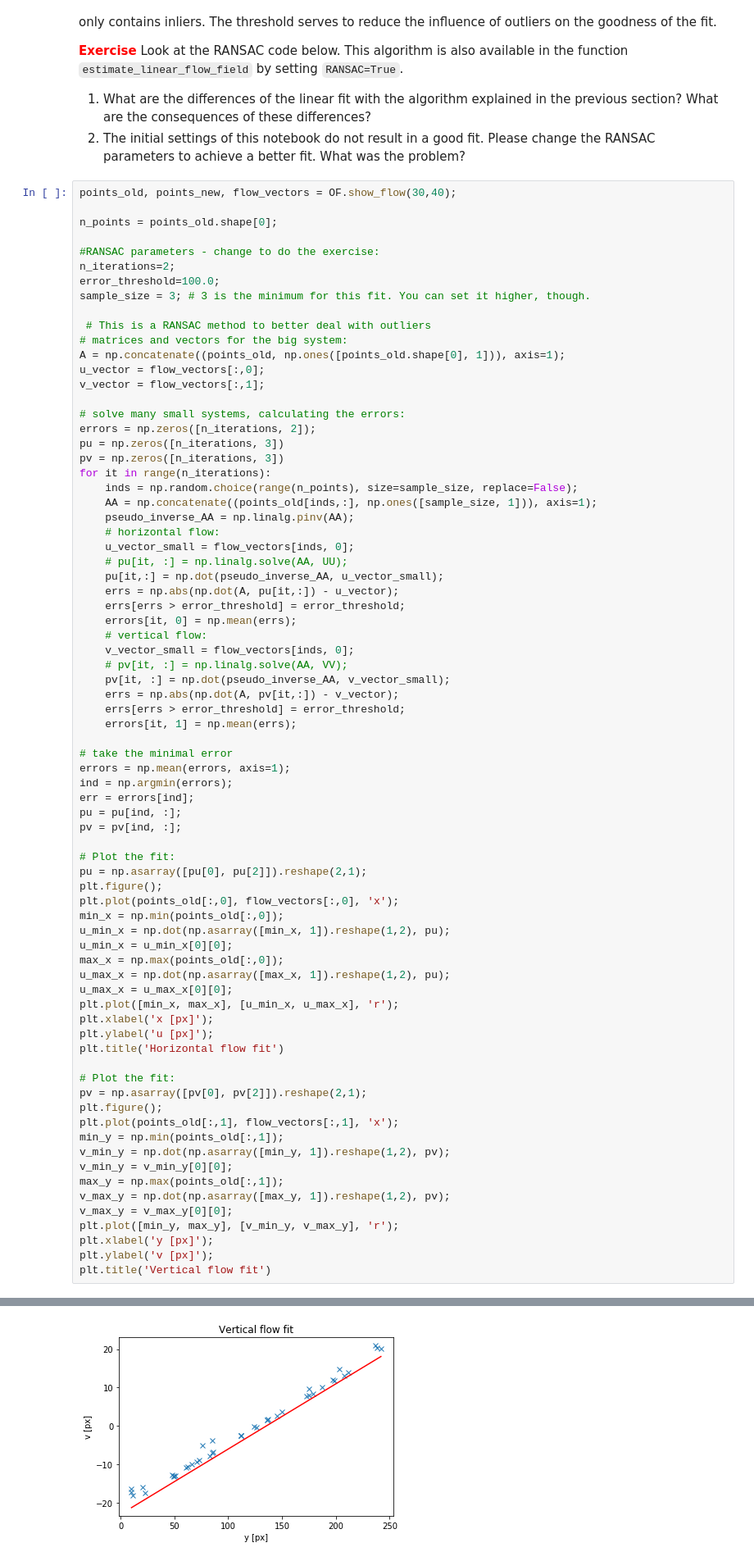
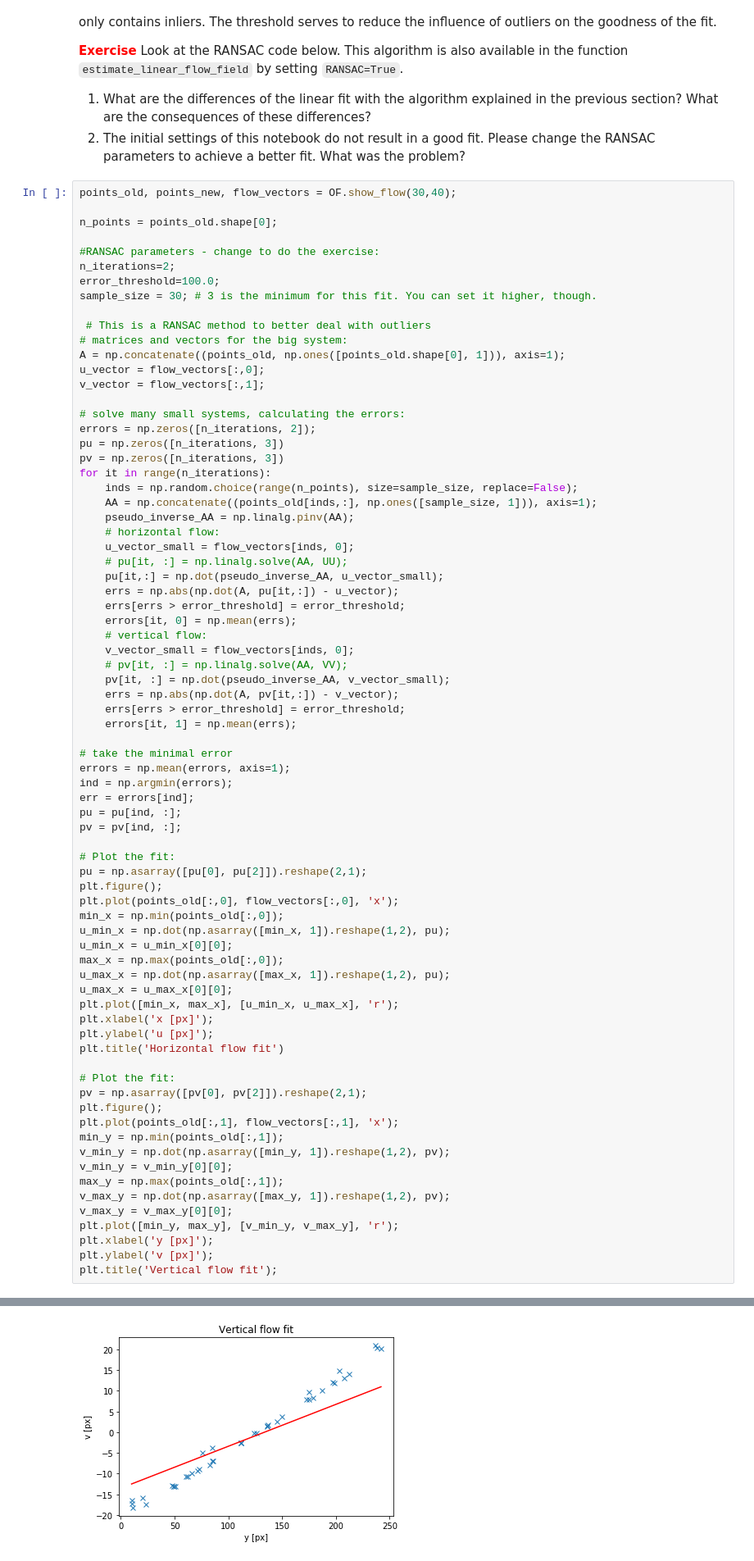
Before and after one commit to guidoAI/optic_flow_notebook, a Jupyter notebook: Optical flow.ipynb, the cells around one changed output, grey strips where cells are left out. Shown at 82% size. Drawn from its saved outputs; the diff is of its cells as text.

```diff
--- a/Optical flow.ipynb
+++ b/Optical flow.ipynb
@@ -259,7 +258,7 @@ n_points = points_old.shape[0];
 #RANSAC parameters - change to do the exercise:
 n_iterations=2;
 error_threshold=100.0;
-sample_size = 3; # 3 is the minimum for this fit. You can set it higher, though.
+sample_size = 30; # 3 is the minimum for this fit. You can set it higher, though.
 
  # This is a RANSAC method to better deal with outliers
 # matrices and vectors for the big system:
@@ -325,5 +324,5 @@ v_max_y = v_max_y[0][0];
 plt.plot([min_y, max_y], [v_min_y, v_max_y], 'r');
 plt.xlabel('y [px]');
 plt.ylabel('v [px]');
-plt.title('Vertical flow fit')
+plt.title('Vertical flow fit');
 # %% [output]
@@ -335,4 +333,4 @@ Text(0.5, 1.0, 'Vertical flow fit')
-[figure, old version]
+[figure, new version]
 # %% [markdown]
 ## Applying the fits to an entire 'landing sequence'
 Now we are ready to apply the (RANSAC) linear fit to an entire landing sequence. In the Python file this is done by the function `extract_flow_information`. We reproduce the code below, so that you can change it.
```
Also changed, not shown: parts of 6 cells of this notebook.
